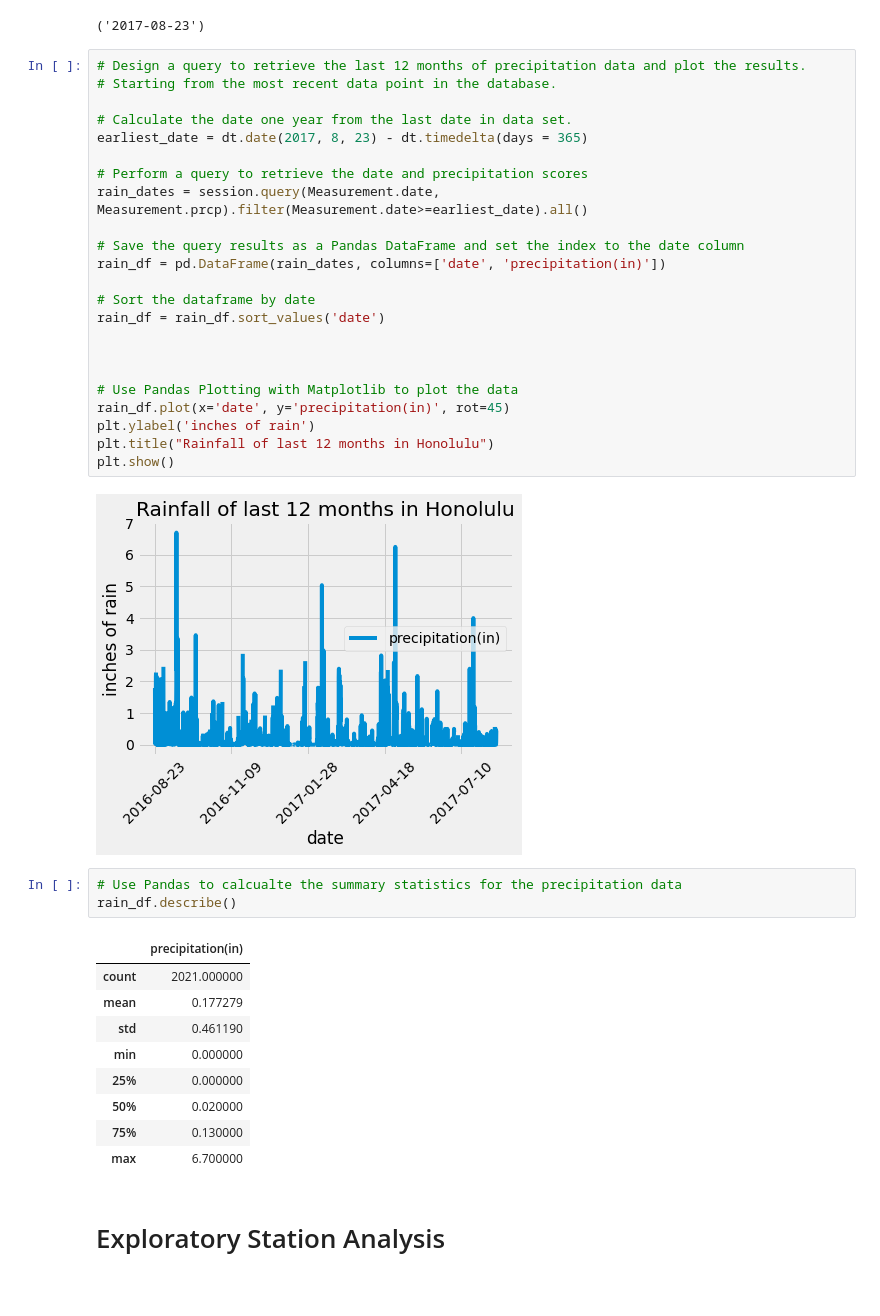
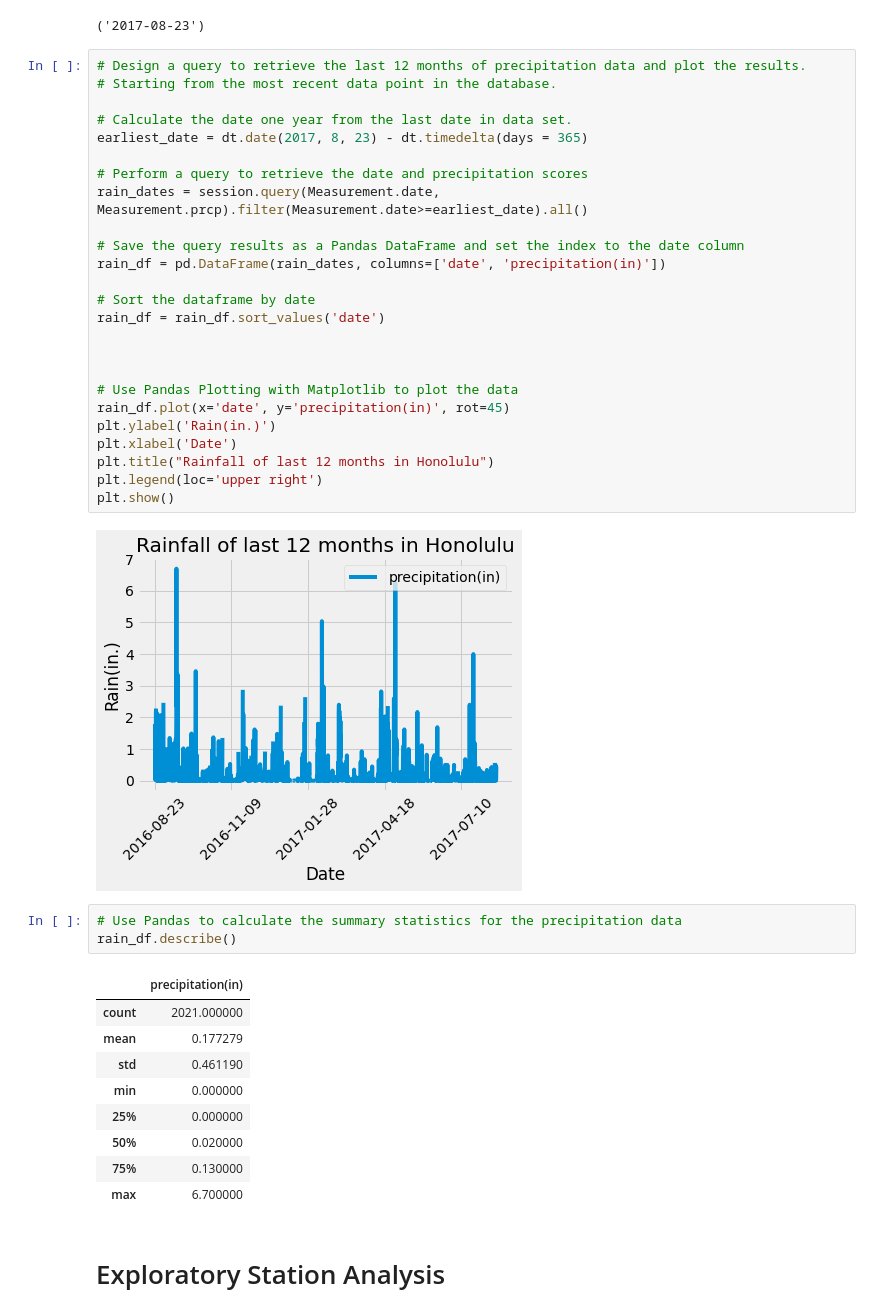
Before and after one commit to wjcutrone/Hawaii-Climate-Analysis, a Jupyter notebook: climate_starter.ipynb, the cells around one changed output. Cells and saved outputs as stored; diff of their text form.

```diff
--- a/climate_starter.ipynb
+++ b/climate_starter.ipynb
@@ -49,30 +49,32 @@ most_recent_date
 # %%
 # Design a query to retrieve the last 12 months of precipitation data and plot the results.
 # Starting from the most recent data point in the database.
 
 # Calculate the date one year from the last date in data set.
 earliest_date = dt.date(2017, 8, 23) - dt.timedelta(days = 365)
 
 # Perform a query to retrieve the date and precipitation scores
 rain_dates = session.query(Measurement.date, Measurement.prcp).filter(Measurement.date>=earliest_date).all()
 
 # Save the query results as a Pandas DataFrame and set the index to the date column
 rain_df = pd.DataFrame(rain_dates, columns=['date', 'precipitation(in)'])
 
 # Sort the dataframe by date
 rain_df = rain_df.sort_values('date')
 
 
 
 # Use Pandas Plotting with Matplotlib to plot the data
 rain_df.plot(x='date', y='precipitation(in)', rot=45)
-plt.ylabel('inches of rain')
+plt.ylabel('Rain(in.)')
+plt.xlabel('Date')
 plt.title("Rainfall of last 12 months in Honolulu")
+plt.legend(loc='upper right')
 plt.show()
 # %% [output]
-[figure, old version]
+[figure, new version]
 # %%
-# Use Pandas to calcualte the summary statistics for the precipitation data
+# Use Pandas to calculate the summary statistics for the precipitation data
 rain_df.describe()
 # %% [output]
 |  | precipitation(in) |
```
Also changed, not shown: parts of 1 cell of this notebook.
